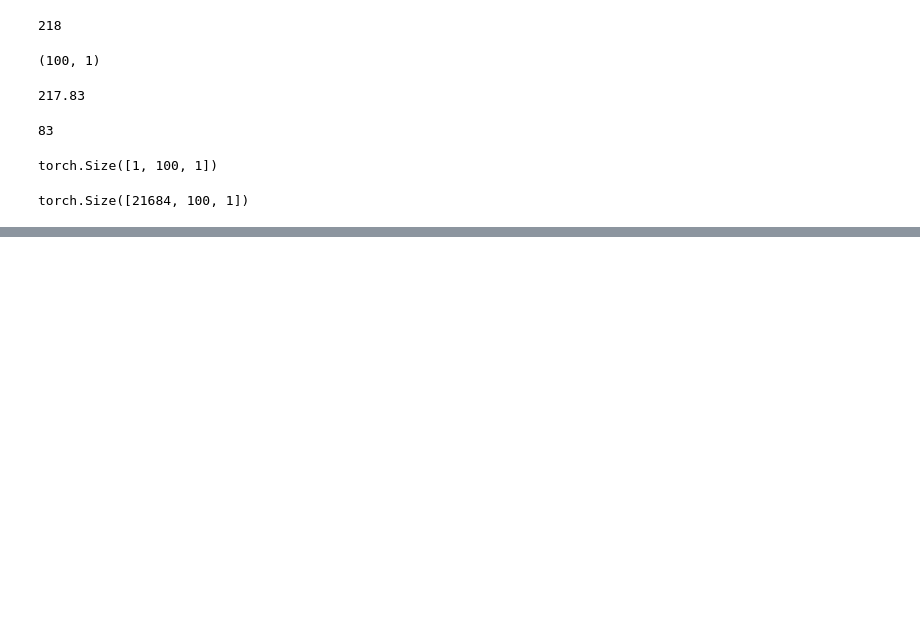
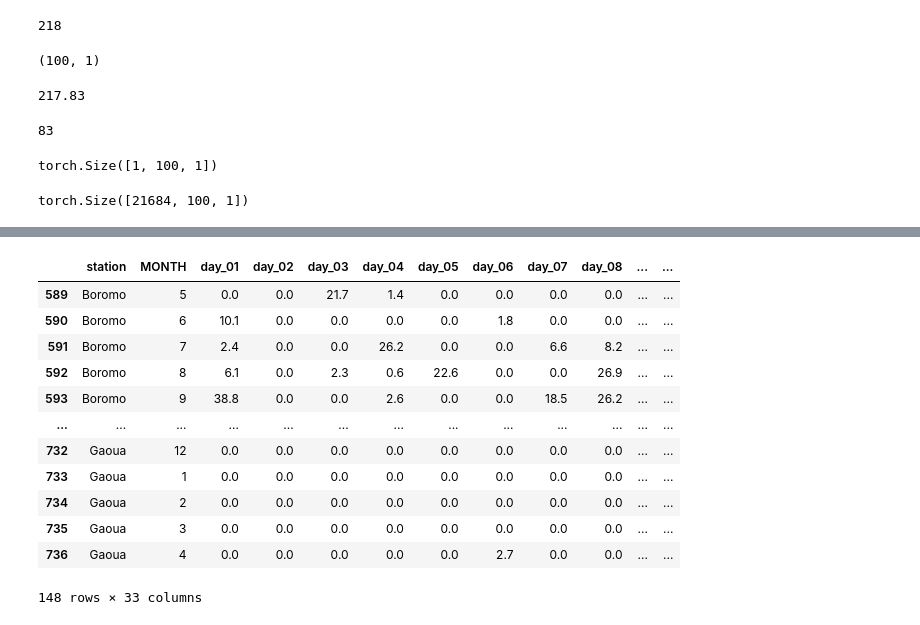
Before and after one commit to skillhunter01/Time-Series-Library, a Jupyter notebook: tests.ipynb, the cells around one changed output, grey strips where cells are left out. Saved outputs shown, nothing was run; the diff lists cells and outputs as text; code cells hidden in the pictures; blank space fills up the shorter version.

```diff
--- a/tests.ipynb
+++ b/tests.ipynb
@@ -644,0 +865,16 @@ def predict(args, df, target, model) :
+# %%
+test
+# %% [output]
+|  | station | MONTH | day_01 | day_02 | day_03 | day_04 | day_05 | day_06 | day_07 | day_08 | ... | ... |
+| 589 | Boromo | 5 | 0.0 | 0.0 | 21.7 | 1.4 | 0.0 | 0.0 | 0.0 | 0.0 | ... | ... |
+| 590 | Boromo | 6 | 10.1 | 0.0 | 0.0 | 0.0 | 0.0 | 1.8 | 0.0 | 0.0 | ... | ... |
+| 591 | Boromo | 7 | 2.4 | 0.0 | 0.0 | 26.2 | 0.0 | 0.0 | 6.6 | 8.2 | ... | ... |
+| 592 | Boromo | 8 | 6.1 | 0.0 | 2.3 | 0.6 | 22.6 | 0.0 | 0.0 | 26.9 | ... | ... |
+| 593 | Boromo | 9 | 38.8 | 0.0 | 0.0 | 2.6 | 0.0 | 0.0 | 18.5 | 26.2 | ... | ... |
+| ... | ... | ... | ... | ... | ... | ... | ... | ... | ... | ... | ... | ... |
+| 732 | Gaoua | 12 | 0.0 | 0.0 | 0.0 | 0.0 | 0.0 | 0.0 | 0.0 | 0.0 | ... | ... |
+| 733 | Gaoua | 1 | 0.0 | 0.0 | 0.0 | 0.0 | 0.0 | 0.0 | 0.0 | 0.0 | ... | ... |
+| 734 | Gaoua | 2 | 0.0 | 0.0 | 0.0 | 0.0 | 0.0 | 0.0 | 0.0 | 0.0 | ... | ... |
+| 735 | Gaoua | 3 | 0.0 | 0.0 | 0.0 | 0.0 | 0.0 | 0.0 | 0.0 | 0.0 | ... | ... |
+| 736 | Gaoua | 4 | 0.0 | 0.0 | 0.0 | 0.0 | 0.0 | 2.7 | 0.0 | 0.0 | ... | ... |
+148 rows × 33 columns
```
Also changed, not shown: parts of 22 cells of this notebook, 9 other files.
